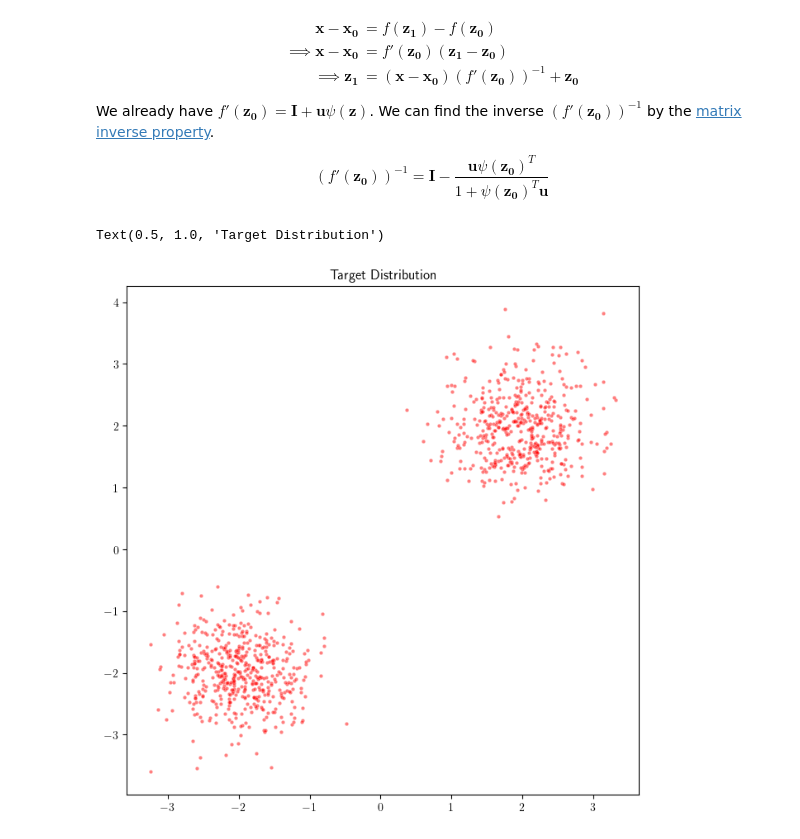
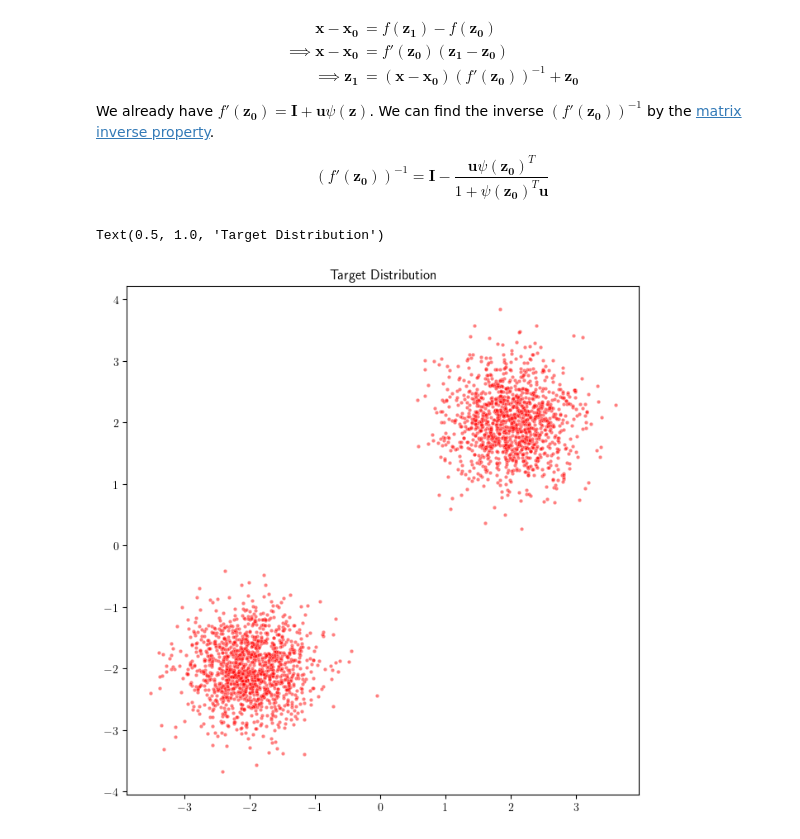
Before and after one commit to ArjunS07/s25-fermilab-research, a Jupyter notebook: week-1/normalizing-flows.ipynb, the cells around one changed output. Drawn from its saved outputs; the diff is of its cells as text; code cells hidden in the pictures.

Commit message:
Planar flow fix

```diff
--- a/week-1/normalizing-flows.ipynb
+++ b/week-1/normalizing-flows.ipynb
@@ -293,8 +293,6 @@ class PlanarFlowModel(nn.Module):
         return x
 # %%
 def create_target_distribution(num_samples=1000, dim=2):
-    model = PlanarFlowModel(D, num_layers=1).to(device)
-    model.eval()
     samples = []
     for _ in range(num_samples // 2):
         if torch.rand(1) < 0.5:
@@ -306,13 +304,13 @@ def create_target_distribution(num_samples=1000, dim=2):
     return samples
 # %%
 torch.manual_seed(RANDOM_SEED)
-target_dist = create_target_distribution(num_samples=2000, dim=2)
+target_dist = create_target_distribution(num_samples=5000, dim=2)
 plt.figure(figsize=(8, 8))
 sns.scatterplot(x=target_dist[:, 0].cpu().numpy(), y=target_dist[:, 1].cpu().numpy(), s=10, color='red', alpha=0.5)
 plt.title("Target Distribution")
 # %% [output]
 Text(0.5, 1.0, 'Target Distribution')
-[figure, old version]
+[figure, new version]
 # %%
 torch.manual_seed(RANDOM_SEED)
 dim = 2
```
Also changed, not shown: parts of 3 cells of this notebook, 2 other files.
